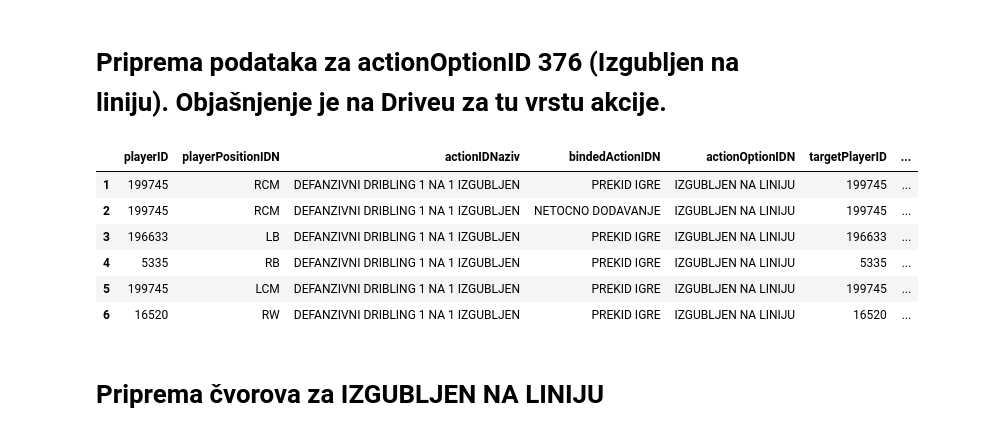
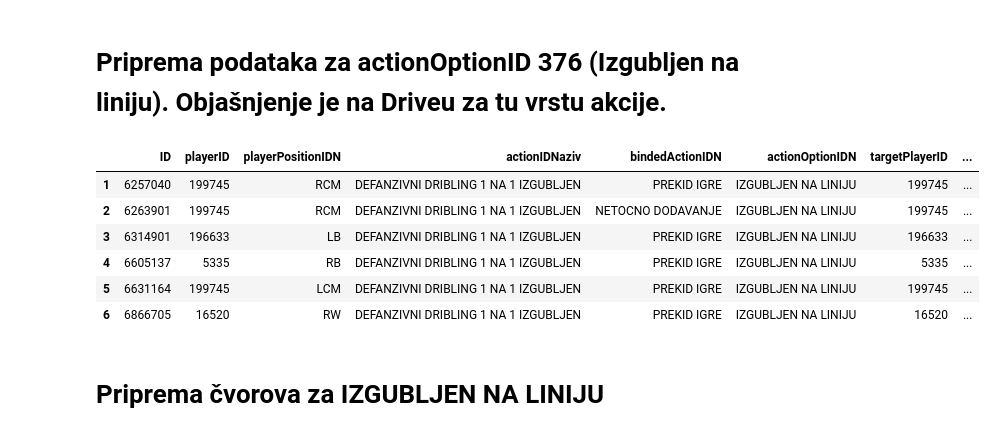
Before and after one commit to hrvatskibogmars/brainstormers, a Jupyter notebook: analysis/techo_notebooks/SNA/Preparing some relevant actions for SNA - Eintracht.ipynb, the cells around one changed output. Saved outputs shown, nothing was run; the diff lists cells and outputs as text; code cells hidden in the pictures.

```diff
--- a/analysis/techo_notebooks/SNA/Preparing some relevant actions for SNA - Eintracht.ipynb
+++ b/analysis/techo_notebooks/SNA/Preparing some relevant actions for SNA - Eintracht.ipynb
@@ -335,40 +331,39 @@ dfEintrachtdgRenamed.to_csv("Eintracht_sna_dani_golovi_edges.csv", sep=',', inde
 # %%
 dfEintrachtINL = dfEintrachtAkcije[(dfEintrachtAkcije['actionOptionID'] == 376)]
 
-dfEintrachtINLClean = dfEintrachtINL.drop(['ID', 'gameID', 'actionID',
+dfEintrachtINLClean = dfEintrachtINL.drop([ 'gameID', 'actionID',
                                             'bindedActionID', 'actionOptionID',
                                             'playerTeam', 'refPositionX',
                                             'refPositionY', 'startPossTime', 'endPossTime', 'gameTimeSection',
                                             'playerPositionID', 'targetPositionID', 'awayTeamSide', 'action_duration',
                                             'domaci', 'gosti', 'domaciFormacija', 'gostiFormacija',
                                             'gameDate', 'gameTime', 'stadium', 'referee', 'stadium', 'climate',
                                             'luna', 'temperature', 'viewers', 'domaciID', 'gostiID', 'homeTeamFormacijaID',
                                             'awayTeamFormacijaID', 'Pogodaka_domaci', 'Score_domaci', 'Pogodaka_gosti',
                                             'Score_gosti', 'actionStartTime', 'actionEndTime', 'touchNumber',
-                                            'actionPosX1', 'actionPosX2', 'actionPosY1', 'actionPosY2',
                                             'ref_sector', 'poss_duration', 'goalZone', 'distance',
                                             'targetPositionIDN'], axis = 1)
 
 dfEintrachtINLClean.reset_index(drop=True, inplace=True)
 dfEintrachtINLClean.index += 1
 
 dfEintrachtINLClean1 = dfEintrachtINLClean[dfEintrachtINLClean['playerID'] ==
                                           dfEintrachtINLClean['targetPlayerID']]
 dfEP = pd.read_csv("eintrachtP.csv", sep=',')
 
 dfEintrachtINL1 = pd.merge(dfEintrachtINLClean1, dfEP, left_on='playerID', right_on='playerID', how='left')
 dfEintrachtINL2 = dfEintrachtINL1.rename(columns={'name_x':'playerName', 'name_y':'targetName', 'playerID_x':'playerID'})
 dfEintrachtINL2.to_csv("Eintracht_sna_inl.csv", sep=',', index=False)
 dfEintrachtINL2.index += 1
 dfEintrachtINL2
 # %% [output]
-|  | playerID | playerPositionIDN | actionIDNaziv | bindedActionIDN | actionOptionIDN | targetPlayerID | ... |
-| 1 | 199745 | RCM | DEFANZIVNI DRIBLING 1 NA 1 IZGUBLJEN | PREKID IGRE | IZGUBLJEN NA LINIJU | 199745 | ... |
-| 2 | 199745 | RCM | DEFANZIVNI DRIBLING 1 NA 1 IZGUBLJEN | NETOCNO DODAVANJE | IZGUBLJEN NA LINIJU | 199745 | ... |
-| 3 | 196633 | LB | DEFANZIVNI DRIBLING 1 NA 1 IZGUBLJEN | PREKID IGRE | IZGUBLJEN NA LINIJU | 196633 | ... |
-| 4 | 5335 | RB | DEFANZIVNI DRIBLING 1 NA 1 IZGUBLJEN | PREKID IGRE | IZGUBLJEN NA LINIJU | 5335 | ... |
-| 5 | 199745 | LCM | DEFANZIVNI DRIBLING 1 NA 1 IZGUBLJEN | PREKID IGRE | IZGUBLJEN NA LINIJU | 199745 | ... |
-| 6 | 16520 | RW | DEFANZIVNI DRIBLING 1 NA 1 IZGUBLJEN | PREKID IGRE | IZGUBLJEN NA LINIJU | 16520 | ... |
+|  | ID | playerID | playerPositionIDN | actionIDNaziv | bindedActionIDN | actionOptionIDN | targetPlayerID | ... |
+| 1 | 6257040 | 199745 | RCM | DEFANZIVNI DRIBLING 1 NA 1 IZGUBLJEN | PREKID IGRE | IZGUBLJEN NA LINIJU | 199745 | ... |
+| 2 | 6263901 | 199745 | RCM | DEFANZIVNI DRIBLING 1 NA 1 IZGUBLJEN | NETOCNO DODAVANJE | IZGUBLJEN NA LINIJU | 199745 | ... |
+| 3 | 6314901 | 196633 | LB | DEFANZIVNI DRIBLING 1 NA 1 IZGUBLJEN | PREKID IGRE | IZGUBLJEN NA LINIJU | 196633 | ... |
+| 4 | 6605137 | 5335 | RB | DEFANZIVNI DRIBLING 1 NA 1 IZGUBLJEN | PREKID IGRE | IZGUBLJEN NA LINIJU | 5335 | ... |
+| 5 | 6631164 | 199745 | LCM | DEFANZIVNI DRIBLING 1 NA 1 IZGUBLJEN | PREKID IGRE | IZGUBLJEN NA LINIJU | 199745 | ... |
+| 6 | 6866705 | 16520 | RW | DEFANZIVNI DRIBLING 1 NA 1 IZGUBLJEN | PREKID IGRE | IZGUBLJEN NA LINIJU | 16520 | ... |
 # %% [markdown]
 # Priprema čvorova za IZGUBLJEN NA LINIJU
 # %%
```
Also changed, not shown: parts of 7 cells of this notebook, 25 other files.
